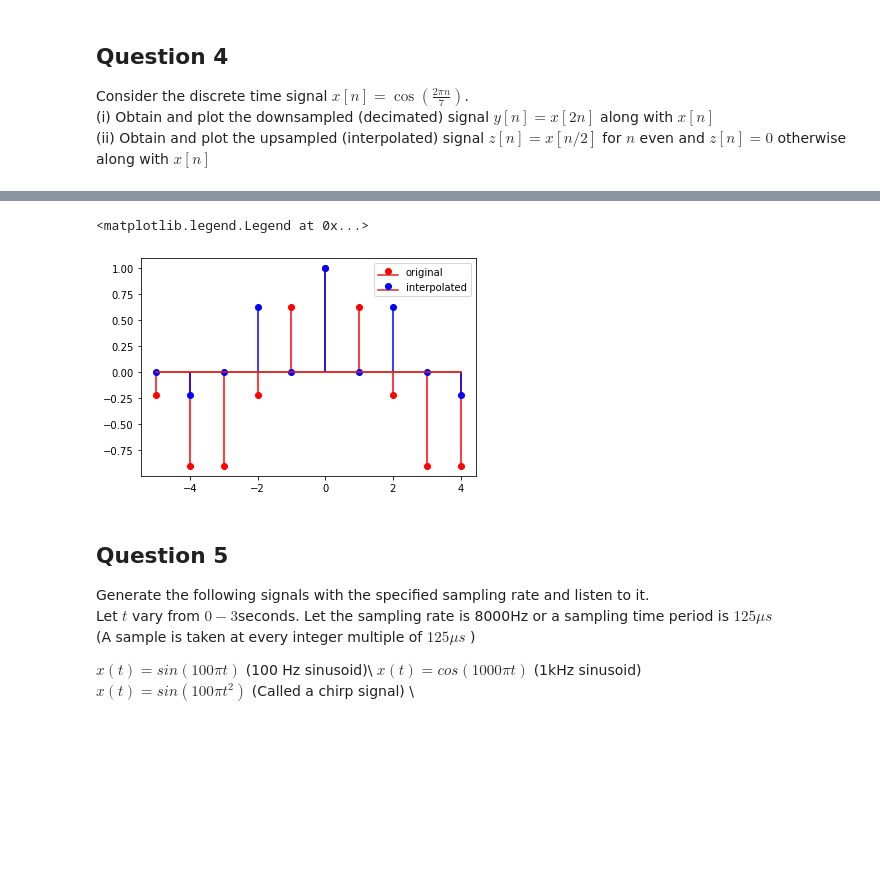
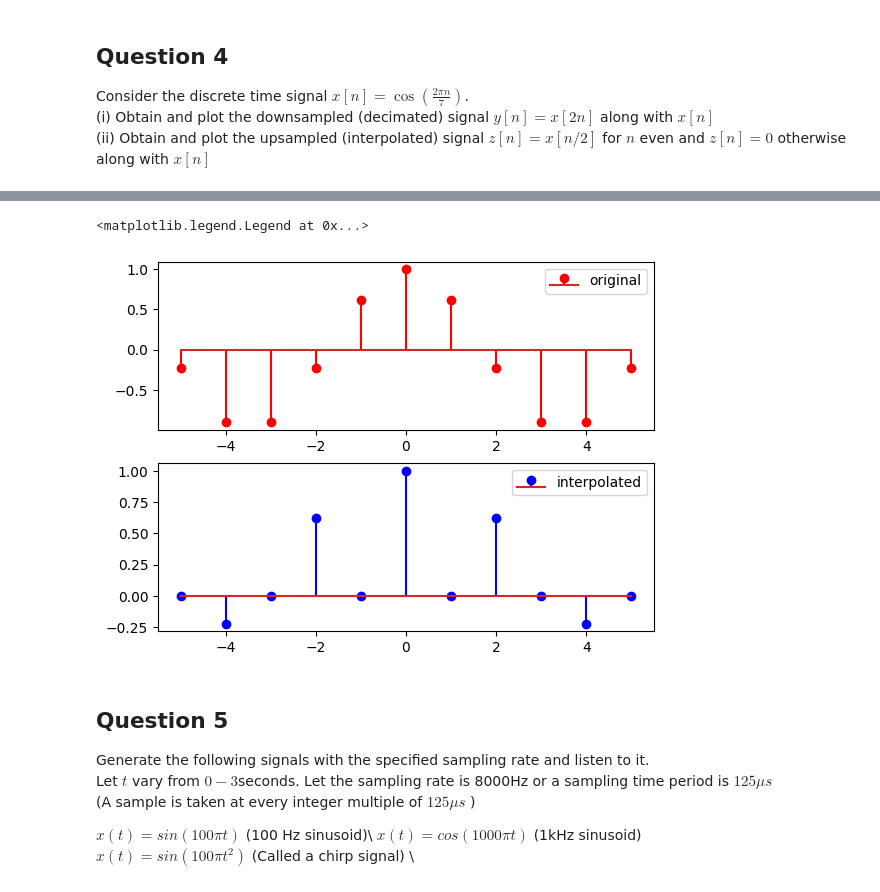
Before and after one commit to puranikvinit/lab_9, a Jupyter notebook: EC226_EC221_Lab1A.ipynb, the cells around one changed output, grey strips where cells are left out. Saved outputs shown, nothing was run; the diff lists cells and outputs as text; code cells hidden in the pictures; blank space fills up the shorter version.

```diff
--- a/EC226_EC221_Lab1A.ipynb
+++ b/EC226_EC221_Lab1A.ipynb
@@ -129,7 +124,7 @@ xc = {-7:0, -6:0, -5:0, -4:0, -3:2, -2:4, -1:-3, 0:1, 1:-5, 2:4, 3:7, 4:0, 5:0,
 for i in n1c:
     x1c.append(2*xc[i-3]+3*xc[i+4]-xc[i])
     x2c.append(xc[-i-4]+xc[-i+4])
-    x3c.append(2*np.exp(0.5*i)*xc[i]*step(-i-1))
+    x3c.append(2*np.exp(0.5*i)*xc[i]*np.heaviside(-i-1,1))
 # %%
 plt.grid()
 plt.stem(n1c, x1c,use_line_collection=True)
@@ -154,7 +149,7 @@ Consider the discrete time signal $x[n]=\cos(\frac{2\pi n}{7})$. \
 (i) Obtain and plot the downsampled (decimated) signal $y[n]=x[2n]$ along with $x[n]$\
 (ii) Obtain and plot the upsampled (interpolated) signal $z[n]=x[n/2]$ for $n$ even and $z[n]=0$ otherwise along with $x[n]$
 # %%
-n1d = np.arange(-5,5,1)
+n1d = np.arange(-5,6,1)
 
 xd = np.cos(2*np.pi*n1d/7)
 yd = np.cos(4*np.pi*n1d/7)
@@ -177,10 +176,14 @@ plt.legend()
 # %%
+plt.subplot(2, 1, 1)
 plt.stem(n1d, xd,'r', markerfmt='ro', label='original' ,use_line_collection=True)
+plt.legend()
+
+plt.subplot(2, 1, 2)
 plt.stem(n1d, zd,'b', markerfmt='bo', label='interpolated' ,use_line_collection=True)
 plt.legend()
 # %% [output]
 <matplotlib.legend.Legend at 0x...>
-[figure, old version]
+[figure, new version]
 # %% [markdown]
 ## Question 5
 Generate the following signals with the specified sampling rate and listen to it.
```
Also changed, not shown: parts of 19 cells of this notebook.
